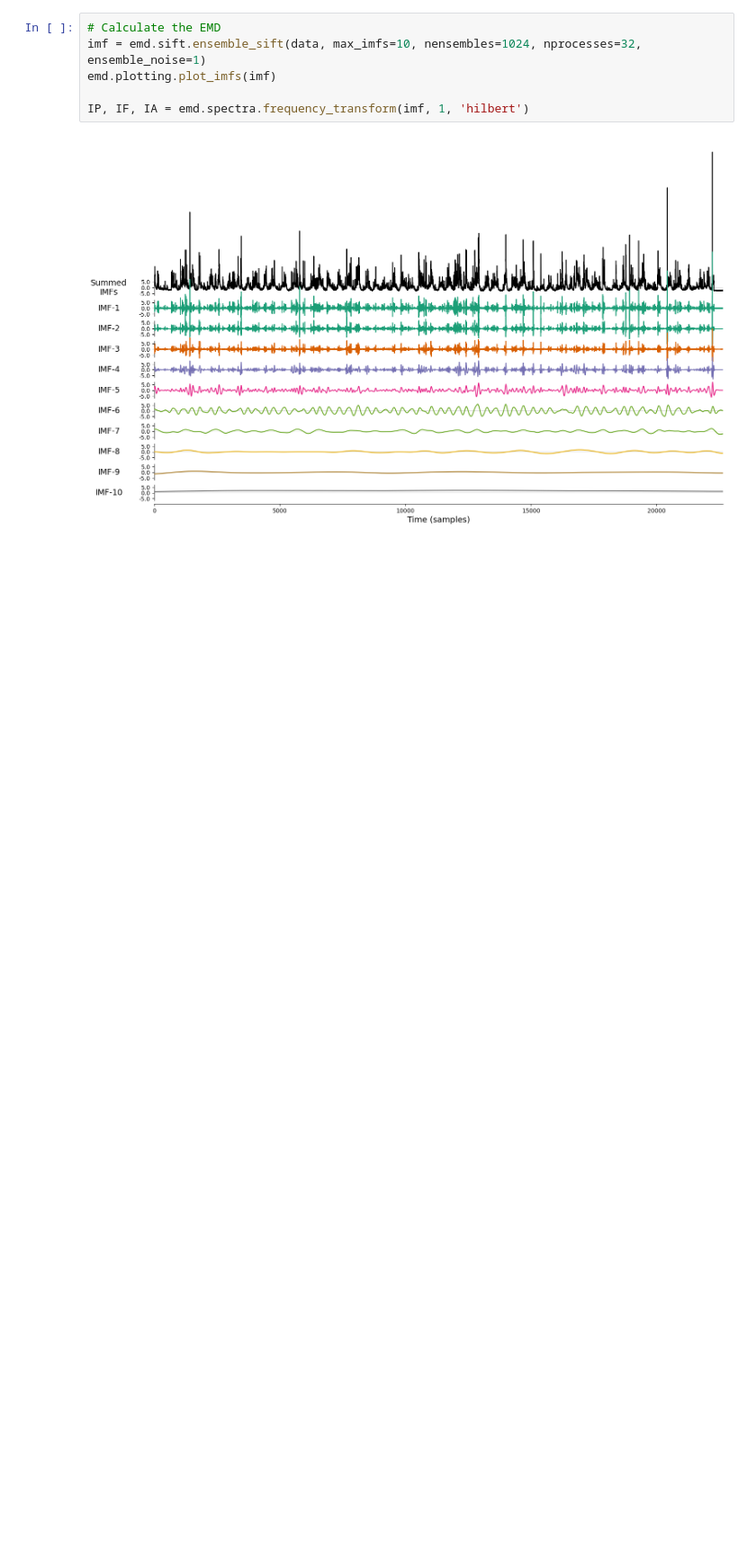
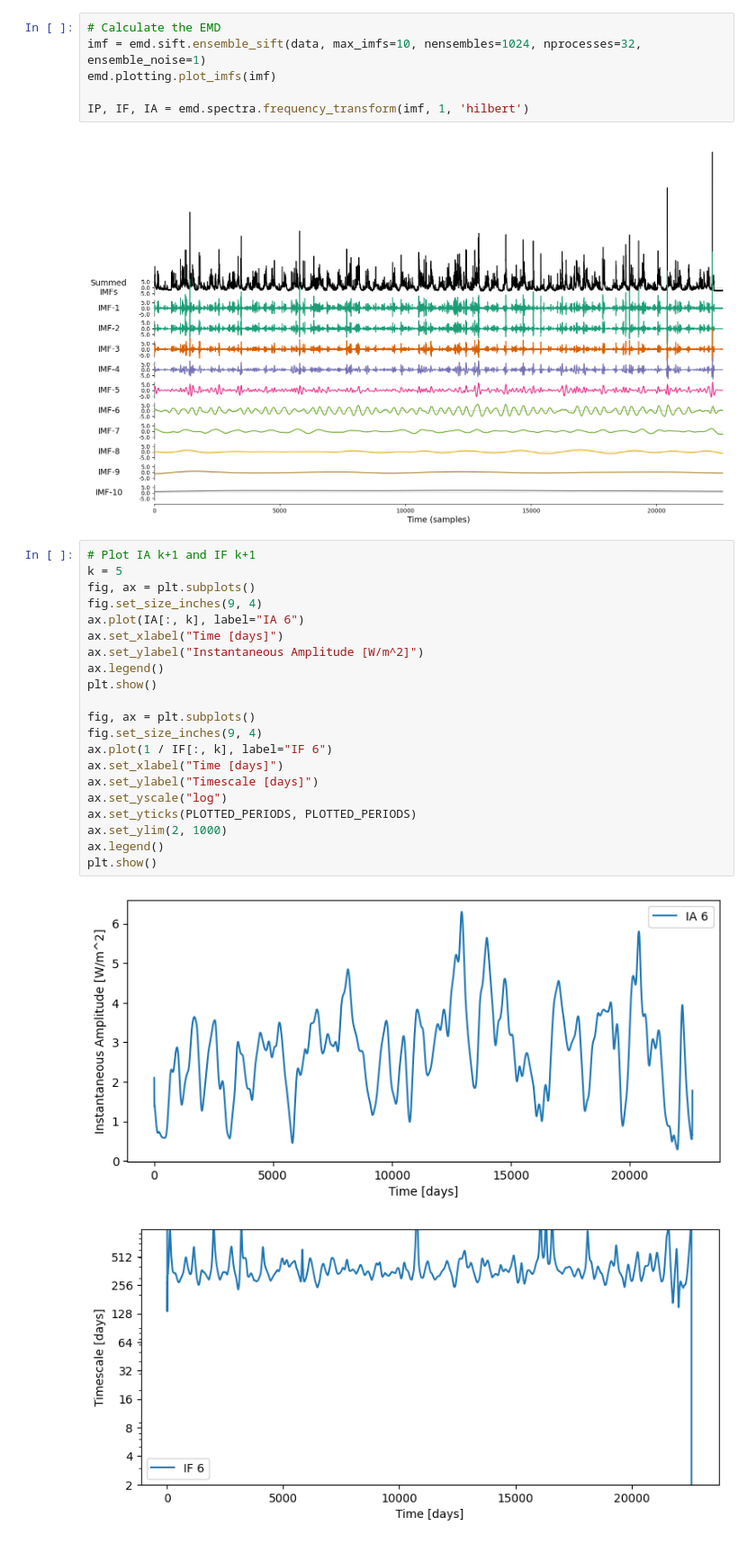
Before and after one commit to MariusAlonso/MVA-TS-Intrinsic-Timescales-Surface-Solar-Irradiance, a Jupyter notebook: paul.ipynb, the cells around one changed output. Shown at 90% size. Saved outputs shown, nothing was run; the diff lists cells and outputs as text; blank space fills up the shorter version.

```diff
--- a/paul.ipynb
+++ b/paul.ipynb
@@ -65,3 +65,27 @@ emd.plotting.plot_imfs(imf)
 IP, IF, IA = emd.spectra.frequency_transform(imf, 1, 'hilbert')
 # %% [output]
 [figure]
+# %%
+# Plot IA k+1 and IF k+1
+k = 5
+fig, ax = plt.subplots()
+fig.set_size_inches(9, 4)
+ax.plot(IA[:, k], label="IA 6")
+ax.set_xlabel("Time [days]")
+ax.set_ylabel("Instantaneous Amplitude [W/m^2]")
+ax.legend()
+plt.show()
+
+fig, ax = plt.subplots()
+fig.set_size_inches(9, 4)
+ax.plot(1 / IF[:, k], label="IF 6")
+ax.set_xlabel("Time [days]")
+ax.set_ylabel("Timescale [days]")
+ax.set_yscale("log")
+ax.set_yticks(PLOTTED_PERIODS, PLOTTED_PERIODS)
+ax.set_ylim(2, 1000)
+ax.legend()
+plt.show()
+# %% [output]
+[figure, added]
+[figure, added]
```
Also changed, not shown: parts of 7 cells of this notebook, 1 other file.
